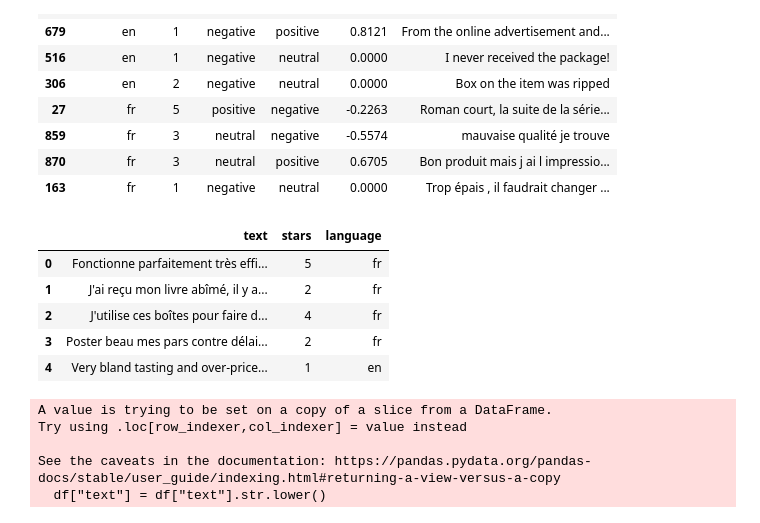
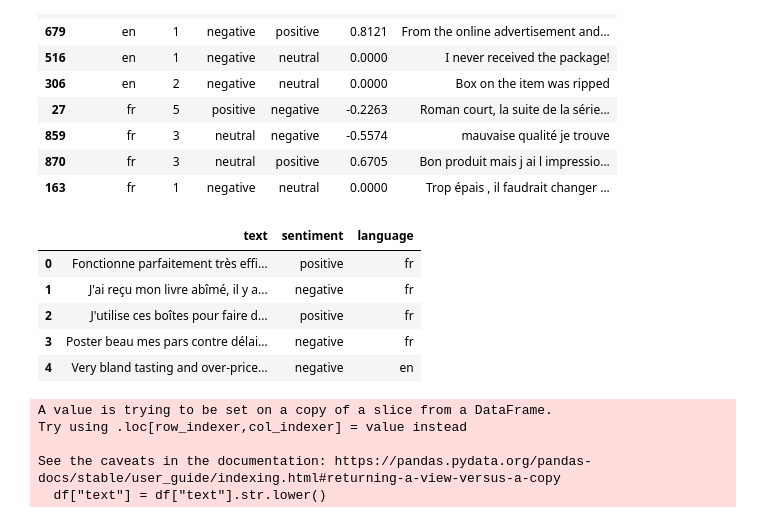
Before and after one commit to fomen2001/projet-analyse-des-sentiments, a Jupyter notebook: Correction TP1_suite_TF_TF-IDF_RF.ipynb, the cells around one changed output. Drawn from its saved outputs; the diff is of its cells as text; code cells hidden in the pictures.

```diff
--- a/Correction TP1_suite_TF_TF-IDF_RF.ipynb
+++ b/Correction TP1_suite_TF_TF-IDF_RF.ipynb
@@ -572,15 +572,15 @@ pd.set_option("display.max_columns", None)    # optionnel
 # %%
 import pandas as pd
 df = df_1000
 
-df = df[["text", "stars", "language"]]
+df = df[["text", "sentiment", "language"]]
 df.head()
 # %% [output]
-|  | text | stars | language |
-| 0 | Fonctionne parfaitement très effi... | 5 | fr |
-| 1 | J'ai reçu mon livre abîmé, il y a... | 2 | fr |
-| 2 | J'utilise ces boîtes pour faire d... | 4 | fr |
-| 3 | Poster beau mes pars contre délai... | 2 | fr |
-| 4 | Very bland tasting and over-price... | 1 | en |
+|  | text | sentiment | language |
+| 0 | Fonctionne parfaitement très effi... | positive | fr |
+| 1 | J'ai reçu mon livre abîmé, il y a... | negative | fr |
+| 2 | J'utilise ces boîtes pour faire d... | positive | fr |
+| 3 | Poster beau mes pars contre délai... | negative | fr |
+| 4 | Very bland tasting and over-price... | negative | en |
 # %%
 df["text"] = df["text"].str.lower()
```
Also changed, not shown: parts of 15 cells of this notebook, 2 other files.
